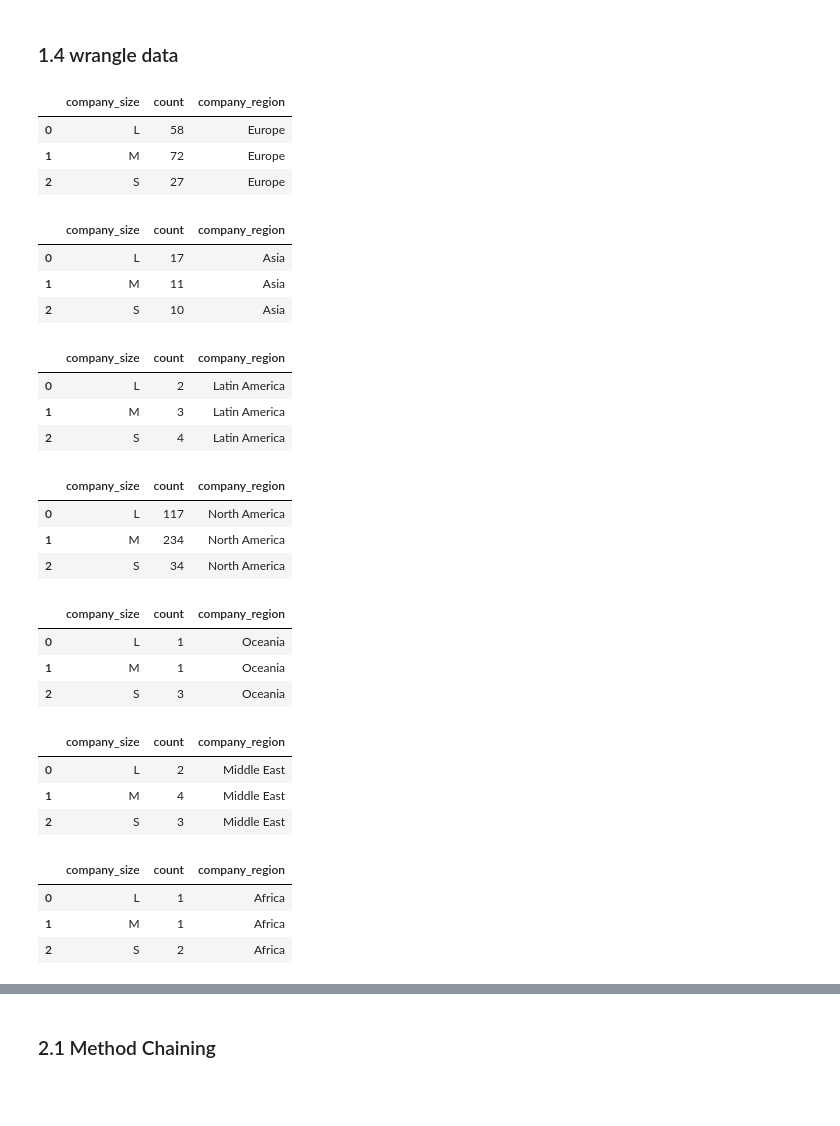
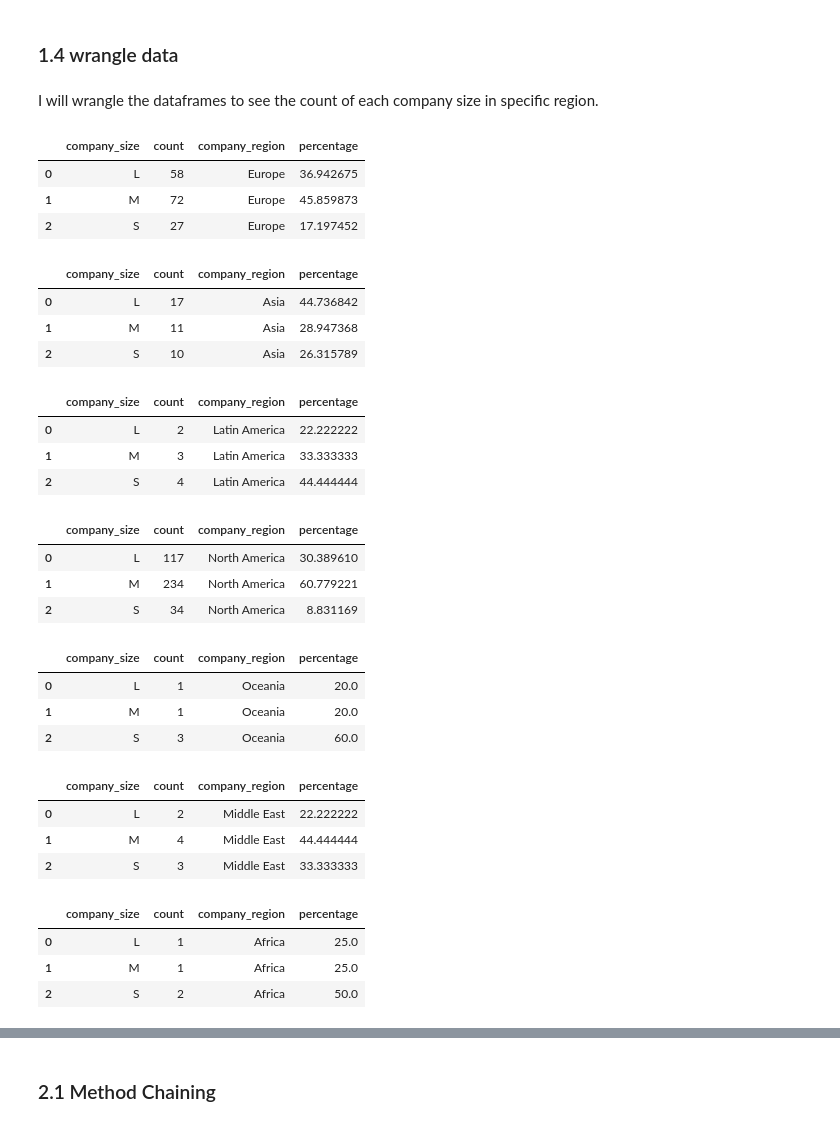
Before and after one commit to ubco-W2022T2-data301/project-group-group07, a Jupyter notebook: analysis/analysis1.ipynb, the cells around one changed output, grey strips where cells are left out. Saved outputs shown, nothing was run; the diff lists cells and outputs as text; code cells hidden in the pictures; blank space fills up the shorter version.

```diff
--- a/analysis/analysis1.ipynb
+++ b/analysis/analysis1.ipynb
@@ -284,6 +338,6 @@ array(['Europe', 'Asia', 'Latin America', 'North America', 'Oceania',
 # %%
 # create a dataframe of company region Europe
-dfEurope = df1[df["company_region"] == "Europe"]
+dfEurope = df1[df1["company_region"] == "Europe"]
 dfEurope
 # %% [output]
 |  | experience_level | salary_in_usd | employee_residence | company_location | company_size | company_region |
@@ -386,66 +440,68 @@ dfAfrica
 | 487 | EN | 100000 | DZ | DZ | M | Africa |
 # %% [markdown]
 ### 1.4 wrangle data
+# %% [markdown]
+I will wrangle the dataframes to see the count of each company size in specific region.
 # %%
 # Europe dataframe of count by company size
-dfEurope = dfEurope.loc[:, ["company_size", "company_region"]].groupby("company_size").count().reset_index().rename(columns={"company_region":"count"}).assign(company_region="Europe")
+dfEurope = dfEurope.loc[:, ["company_size", "company_region"]].groupby("company_size").count().reset_index().rename(columns={"company_region":"count"}).assign(company_region="Europe").assign(percentage=lambda x: (x["count"] / sum(x["count"]) * 100))
 dfEurope
 # %% [output]
-|  | company_size | count | company_region |
-| 0 | L | 58 | Europe |
-| 1 | M | 72 | Europe |
-| 2 | S | 27 | Europe |
+|  | company_size | count | company_region | percentage |
+| 0 | L | 58 | Europe | 36.942675 |
+| 1 | M | 72 | Europe | 45.859873 |
+| 2 | S | 27 | Europe | 17.197452 |
 # %%
 # Asia dataframe of count by company size
-dfAsia = dfAsia.loc[:, ["company_size", "company_region"]].groupby("company_size").count().reset_index().rename(columns={"company_region":"count"}).assign(company_region="Asia")
+dfAsia = dfAsia.loc[:, ["company_size", "company_region"]].groupby("company_size").count().reset_index().rename(columns={"company_region":"count"}).assign(company_region="Asia").assign(percentage=lambda x: (x["count"] / sum(x["count"]) * 100))
 dfAsia
 # %% [output]
-|  | company_size | count | company_region |
-| 0 | L | 17 | Asia |
-| 1 | M | 11 | Asia |
-| 2 | S | 10 | Asia |
+|  | company_size | count | company_region | percentage |
+| 0 | L | 17 | Asia | 44.736842 |
+| 1 | M | 11 | Asia | 28.947368 |
+| 2 | S | 10 | Asia | 26.315789 |
 # %%
 # Latin America dataframe of count by company size
-dfLatAm = dfLatAm.loc[:, ["company_size", "company_region"]].groupby("company_size").count().reset_index().rename(columns={"company_region":"count"}).assign(company_region="Latin America")
+dfLatAm = dfLatAm.loc[:, ["company_size", "company_region"]].groupby("company_size").count().reset_index().rename(columns={"company_region":"count"}).assign(company_region="Latin America").assign(percentage=lambda x: (x["count"] / sum(x["count"]) * 100))
 dfLatAm
 # %% [output]
-|  | company_size | count | company_region |
-| 0 | L | 2 | Latin America |
-| 1 | M | 3 | Latin America |
-| 2 | S | 4 | Latin America |
+|  | company_size | count | company_region | percentage |
+| 0 | L | 2 | Latin America | 22.222222 |
+| 1 | M | 3 | Latin America | 33.333333 |
+| 2 | S | 4 | Latin America | 44.444444 |
 # %%
 # North America dataframe of count by company size
-dfNorAm = dfNorAm.loc[:, ["company_size", "company_region"]].groupby("company_size").count().reset_index().rename(columns={"company_region":"count"}).assign(company_region="North America")
+dfNorAm = dfNorAm.loc[:, ["company_size", "company_region"]].groupby("company_size").count().reset_index().rename(columns={"company_region":"count"}).assign(company_region="North America").assign(percentage=lambda x: (x["count"] / sum(x["count"]) * 100))
 dfNorAm
 # %% [output]
-|  | company_size | count | company_region |
-| 0 | L | 117 | North America |
-| 1 | M | 234 | North America |
-| 2 | S | 34 | North America |
+|  | company_size | count | company_region | percentage |
+| 0 | L | 117 | North America | 30.389610 |
+| 1 | M | 234 | North America | 60.779221 |
+| 2 | S | 34 | North America | 8.831169 |
 # %%
 # Oceania dataframe of count by company size
-dfOceania = dfOceania.loc[:, ["company_size", "company_region"]].groupby("company_size").count().reset_index().rename(columns={"company_region":"count"}).assign(company_region="Oceania")
+dfOceania = dfOceania.loc[:, ["company_size", "company_region"]].groupby("company_size").count().reset_index().rename(columns={"company_region":"count"}).assign(company_region="Oceania").assign(percentage=lambda x: (x["count"] / sum(x["count"]) * 100))
 dfOceania
 # %% [output]
-|  | company_size | count | company_region |
-| 0 | L | 1 | Oceania |
-| 1 | M | 1 | Oceania |
-| 2 | S | 3 | Oceania |
+|  | company_size | count | company_region | percentage |
+| 0 | L | 1 | Oceania | 20.0 |
+| 1 | M | 1 | Oceania | 20.0 |
+| 2 | S | 3 | Oceania | 60.0 |
 # %%
 # Middle East dataframe of count by company size
-dfMidEast = dfMidEast.loc[:, ["company_size", "company_region"]].groupby("company_size").count().reset_index().rename(columns={"company_region":"count"}).assign(company_region="Middle East")
+dfMidEast = dfMidEast.loc[:, ["company_size", "company_region"]].groupby("company_size").count().reset_index().rename(columns={"company_region":"count"}).assign(company_region="Middle East").assign(percentage=lambda x: (x["count"] / sum(x["count"]) * 100))
 dfMidEast
 # %% [output]
-|  | company_size | count | company_region |
-| 0 | L | 2 | Middle East |
-| 1 | M | 4 | Middle East |
-| 2 | S | 3 | Middle East |
+|  | company_size | count | company_region | percentage |
+| 0 | L | 2 | Middle East | 22.222222 |
+| 1 | M | 4 | Middle East | 44.444444 |
+| 2 | S | 3 | Middle East | 33.333333 |
 # %%
 # Africa dataframe of count by company size
-dfAfrica = dfAfrica.loc[:, ["company_size", "company_region"]].groupby("company_size").count().reset_index().rename(columns={"company_region":"count"}).assign(company_region="Africa")
+dfAfrica = dfAfrica.loc[:, ["company_size", "company_region"]].groupby("company_size").count().reset_index().rename(columns={"company_region":"count"}).assign(company_region="Africa").assign(percentage=lambda x: (x["count"] / sum(x["count"]) * 100))
 dfAfrica
 # %% [output]
-|  | company_size | count | company_region |
-| 0 | L | 1 | Africa |
-| 1 | M | 1 | Africa |
-| 2 | S | 2 | Africa |
+|  | company_size | count | company_region | percentage |
+| 0 | L | 1 | Africa | 25.0 |
+| 1 | M | 1 | Africa | 25.0 |
+| 2 | S | 2 | Africa | 50.0 |
```
Also changed, not shown: parts of 57 cells of this notebook.
